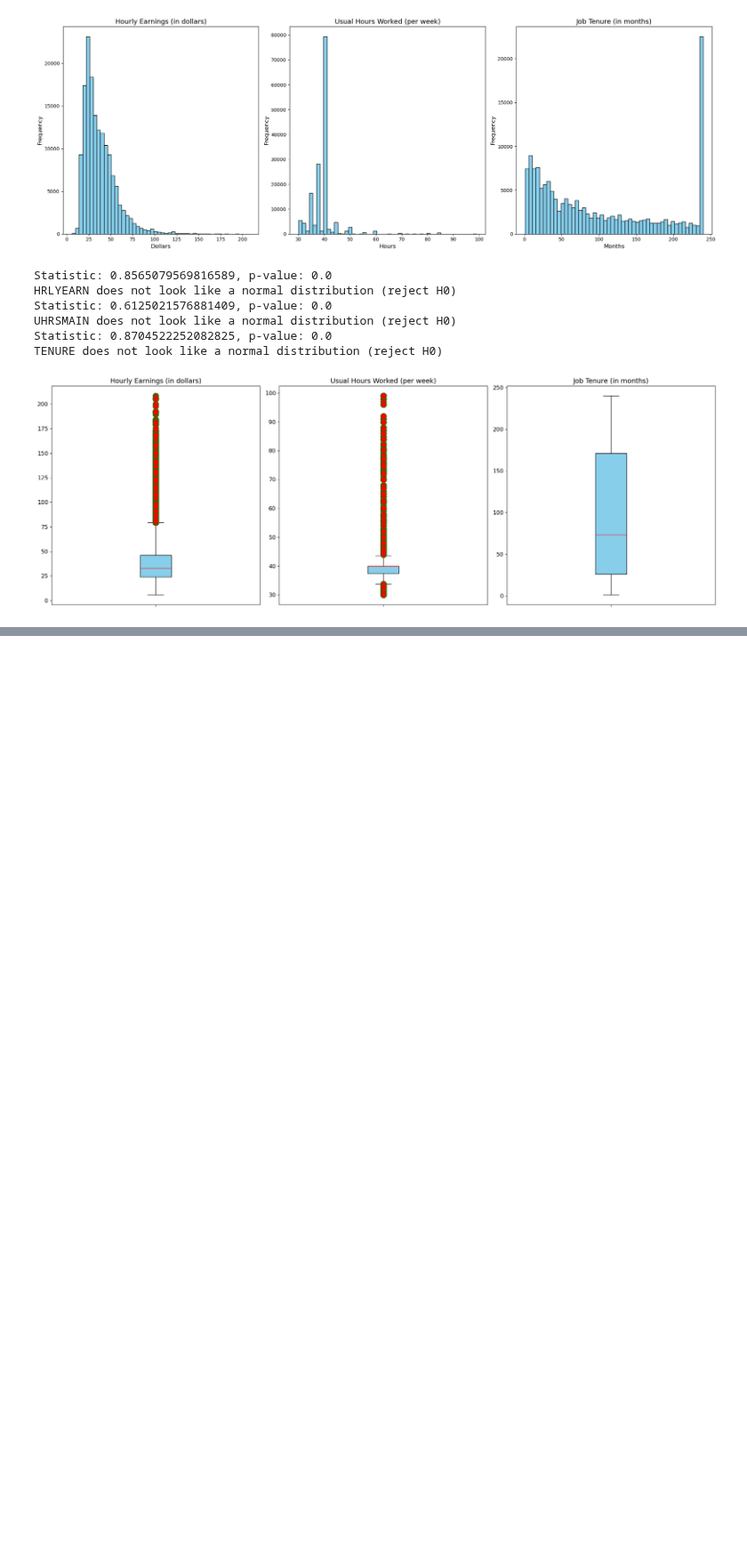
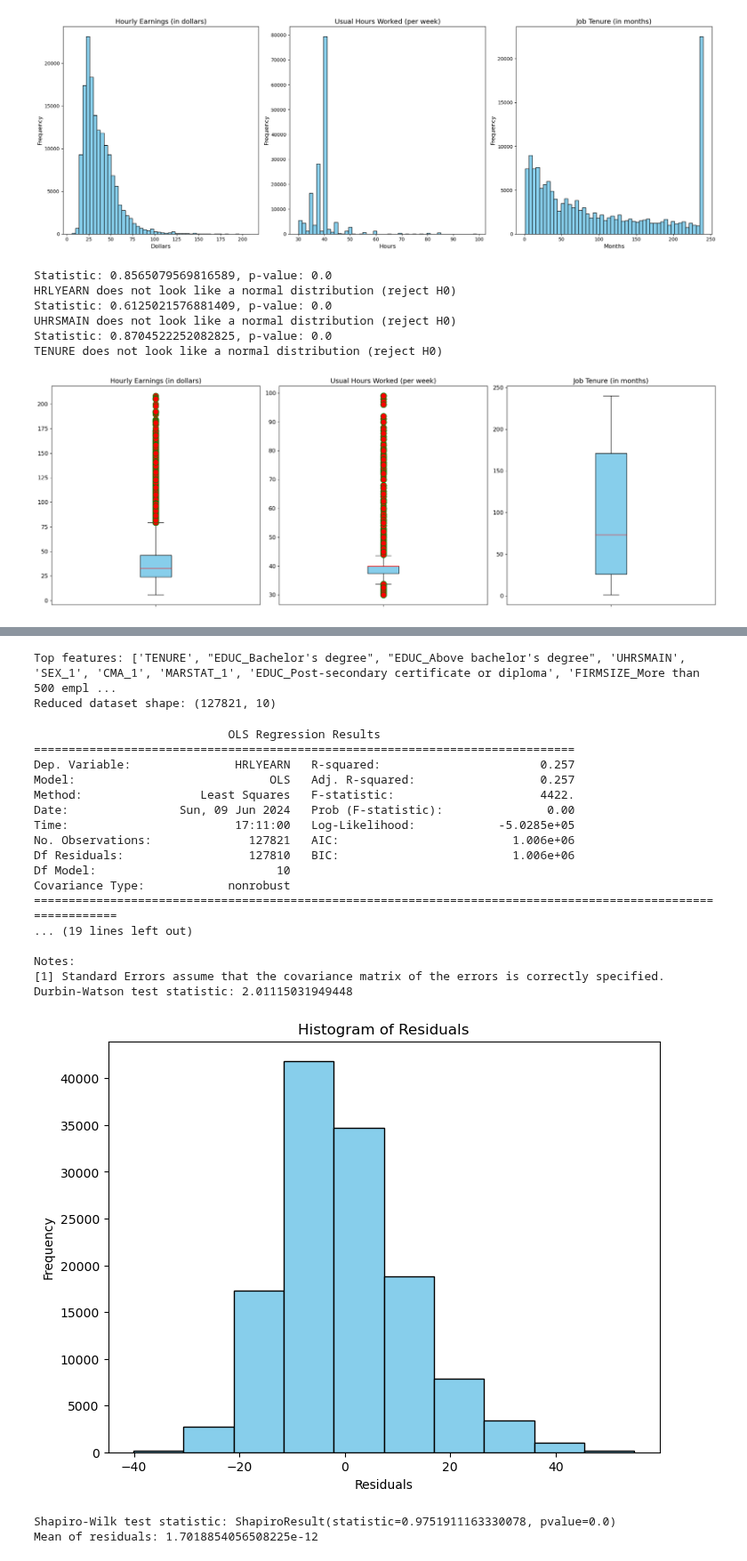
Before and after one commit to harpkang/CIND820_CAPSTONE, a Jupyter notebook: Code/kang_harpreet_code_cind820.ipynb, the cells around one changed output, grey strips where cells are left out. Shown at 89% size. Saved outputs shown, nothing was run; the diff lists cells and outputs as text; code cells hidden in the pictures; blank space fills up the shorter version.

```diff
--- a/Code/kang_harpreet_code_cind820.ipynb
+++ b/Code/kang_harpreet_code_cind820.ipynb
@@ -849,0 +897,11 @@ X_test_selected = X_test.iloc[:, selected_feature_indices]
+# %%
+# Select the top 10 features based on importance
+top_features = features_df['Feature'].head(10).tolist()
+print("Top features:", top_features)
+
+# Subset the transformed dataset to include only the top 10 features
+X_reduced = X_transformed_df[top_features]
+print("Reduced dataset shape:", X_reduced.shape)
+# %% [output]
+Top features: ['TENURE', "EDUC_Bachelor's degree", "EDUC_Above bachelor's degree", 'UHRSMAIN', 'SEX_1', 'CMA_1', 'MARSTAT_1', 'EDUC_Post-secondary certificate or diploma', 'FIRMSIZE_More than 500 empl ...
+Reduced dataset shape: (127821, 10)
@@ -849,0 +911,66 @@ X_test_selected = X_test.iloc[:, selected_feature_indices]
+# %%
+# Ensure indices are aligned
+X_reduced = X_reduced.reset_index(drop=True)
+y = data5['HRLYEARN'].reset_index(drop=True)
+
+# Define the independent variables (X)
+X = X_reduced
+
+# Add a constant to the model
+X = sm.add_constant(X)
+
+# Fit the model
+model = sm.OLS(y, X).fit()
+
+model_summary = model.summary()
+print(model_summary)
+
+# Get the residuals
+residuals = model.resid
+
+# 1. Check for independence (Durbin-Watson test)
+dw_test = sm.stats.stattools.durbin_watson(residuals)
+print('Durbin-Watson test statistic:', dw_test)
+
+# 2. Check for normality (Q-Q plot and Shapiro-Wilk test)
+plt.figure(figsize=(8, 6))
+plt.hist(residuals, color='skyblue', edgecolor='black')
+plt.title('Histogram of Residuals')
+plt.xlabel('Residuals')
+plt.ylabel('Frequency')
+plt.show()
+
+shapiro_test = stats.shapiro(residuals)
+print('Shapiro-Wilk test statistic:', shapiro_test)
+
+# 3. Check for mean of residuals equal to zero
+mean_residuals = residuals.mean()
+print('Mean of residuals:', mean_residuals)
+
+# 4. Check for homoscedasticity (constant variance)
+plt.scatter(model.fittedvalues, residuals)
+plt.xlabel('Fitted values')
+plt.ylabel('Residuals')
+plt.title('Fitted values vs Residuals')
+plt.show()
+# %% [output]
+                            OLS Regression Results
+==============================================================================
+Dep. Variable:               HRLYEARN   R-squared:                       0.257
+Model:                            OLS   Adj. R-squared:                  0.257
+Method:                 Least Squares   F-statistic:                     4422.
+Date:                Sun, 09 Jun 2024   Prob (F-statistic):               0.00
+Time:                        17:11:00   Log-Likelihood:            -5.0285e+05
+No. Observations:              127821   AIC:                         1.006e+06
+Df Residuals:                  127810   BIC:                         1.006e+06
+Df Model:                          10
+Covariance Type:            nonrobust
+==============================================================================================================
+... (19 lines left out)
+
+Notes:
+[1] Standard Errors assume that the covariance matrix of the errors is correctly specified.
+Durbin-Watson test statistic: 2.01115031949448
+[figure, added]
+Shapiro-Wilk test statistic: ShapiroResult(statistic=0.9751911163330078, pvalue=0.0)
+Mean of residuals: 1.7018854056508225e-12
```
Also changed, not shown: parts of 35 cells of this notebook, 40 other files.
